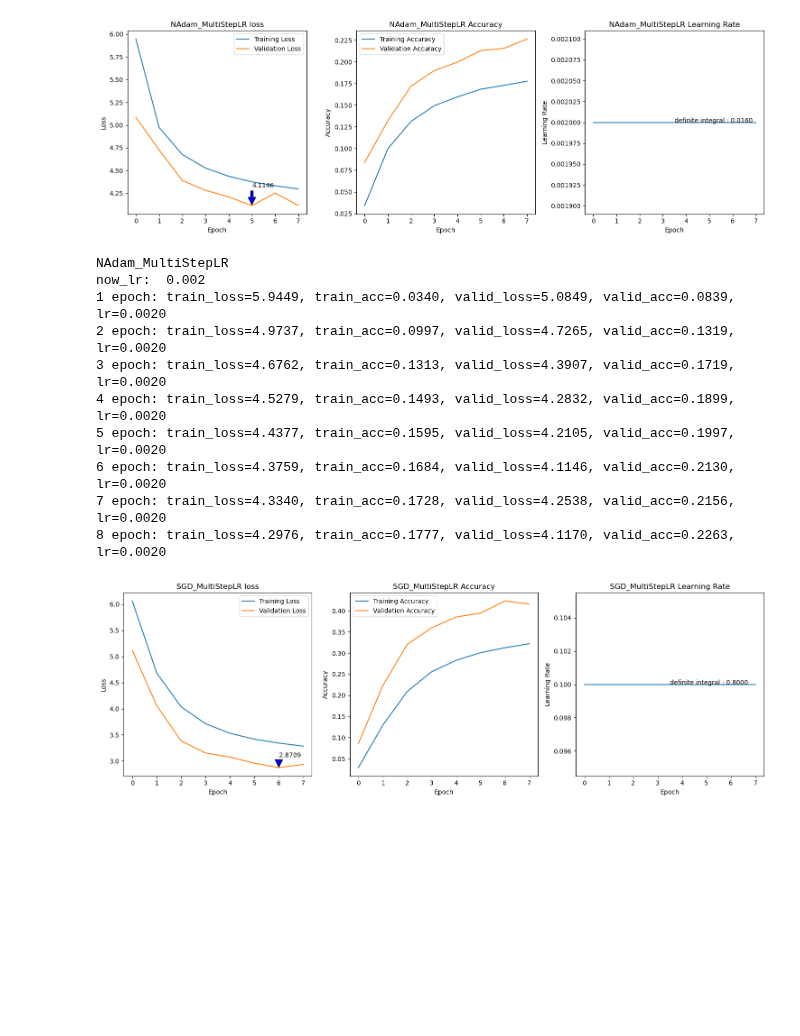
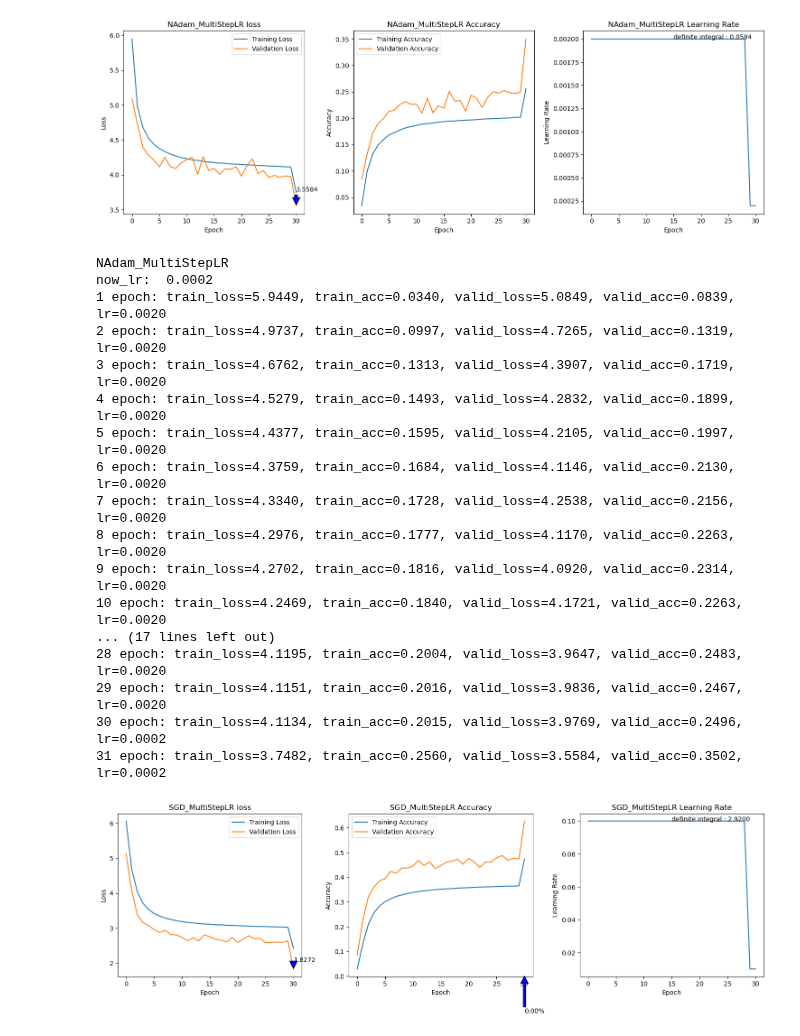
Before and after one commit to jiho264/MyResNet, a Jupyter notebook: models/2-5-MyResNet34_ImageNet2012_Multi/multi_log_viewer.ipynb, the cells around one changed output. Drawn from its saved outputs; the diff is of its cells as text; code cells hidden in the pictures; blank space fills up the shorter version.

```diff
--- a/models/2-5-MyResNet34_ImageNet2012_Multi/multi_log_viewer.ipynb
+++ b/models/2-5-MyResNet34_ImageNet2012_Multi/multi_log_viewer.ipynb
@@ -416,6 +416,11 @@ for training in each_trainings:
         add_lr_plot=True,
     )
     print(training.optim_name + "_" + training.scheduler_name)
+    if training.scheduler_name == "ReduceLROnPlateau":
+        print(training.scheduler.num_bad_epochs)
+        print(training.scheduler.cooldown_counter)
+        print(training.scheduler.patience)
+
     print("now_lr: ", training.optimizer.param_groups[0]["lr"])
     viewer.print_all()
 # %% [output]
@@ -433,13 +445,20 @@ now_lr:  0.002
-[figure, old version]
+[figure, new version]
 NAdam_MultiStepLR
-now_lr:  0.002
+now_lr:  0.0002
 1 epoch: train_loss=5.9449, train_acc=0.0340, valid_loss=5.0849, valid_acc=0.0839, lr=0.0020
 2 epoch: train_loss=4.9737, train_acc=0.0997, valid_loss=4.7265, valid_acc=0.1319, lr=0.0020
 3 epoch: train_loss=4.6762, train_acc=0.1313, valid_loss=4.3907, valid_acc=0.1719, lr=0.0020
 4 epoch: train_loss=4.5279, train_acc=0.1493, valid_loss=4.2832, valid_acc=0.1899, lr=0.0020
 5 epoch: train_loss=4.4377, train_acc=0.1595, valid_loss=4.2105, valid_acc=0.1997, lr=0.0020
 6 epoch: train_loss=4.3759, train_acc=0.1684, valid_loss=4.1146, valid_acc=0.2130, lr=0.0020
 7 epoch: train_loss=4.3340, train_acc=0.1728, valid_loss=4.2538, valid_acc=0.2156, lr=0.0020
 8 epoch: train_loss=4.2976, train_acc=0.1777, valid_loss=4.1170, valid_acc=0.2263, lr=0.0020
+9 epoch: train_loss=4.2702, train_acc=0.1816, valid_loss=4.0920, valid_acc=0.2314, lr=0.0020
+10 epoch: train_loss=4.2469, train_acc=0.1840, valid_loss=4.1721, valid_acc=0.2263, lr=0.0020
+... (17 lines left out)
+28 epoch: train_loss=4.1195, train_acc=0.2004, valid_loss=3.9647, valid_acc=0.2483, lr=0.0020
+29 epoch: train_loss=4.1151, train_acc=0.2016, valid_loss=3.9836, valid_acc=0.2467, lr=0.0020
+30 epoch: train_loss=4.1134, train_acc=0.2015, valid_loss=3.9769, valid_acc=0.2496, lr=0.0002
+31 epoch: train_loss=3.7482, train_acc=0.2560, valid_loss=3.5584, valid_acc=0.3502, lr=0.0002
-[figure, old version]
+[figure, new version]
 SGD_MultiStepLR
```
Also changed, not shown: parts of 4 cells of this notebook, 7 other files.
